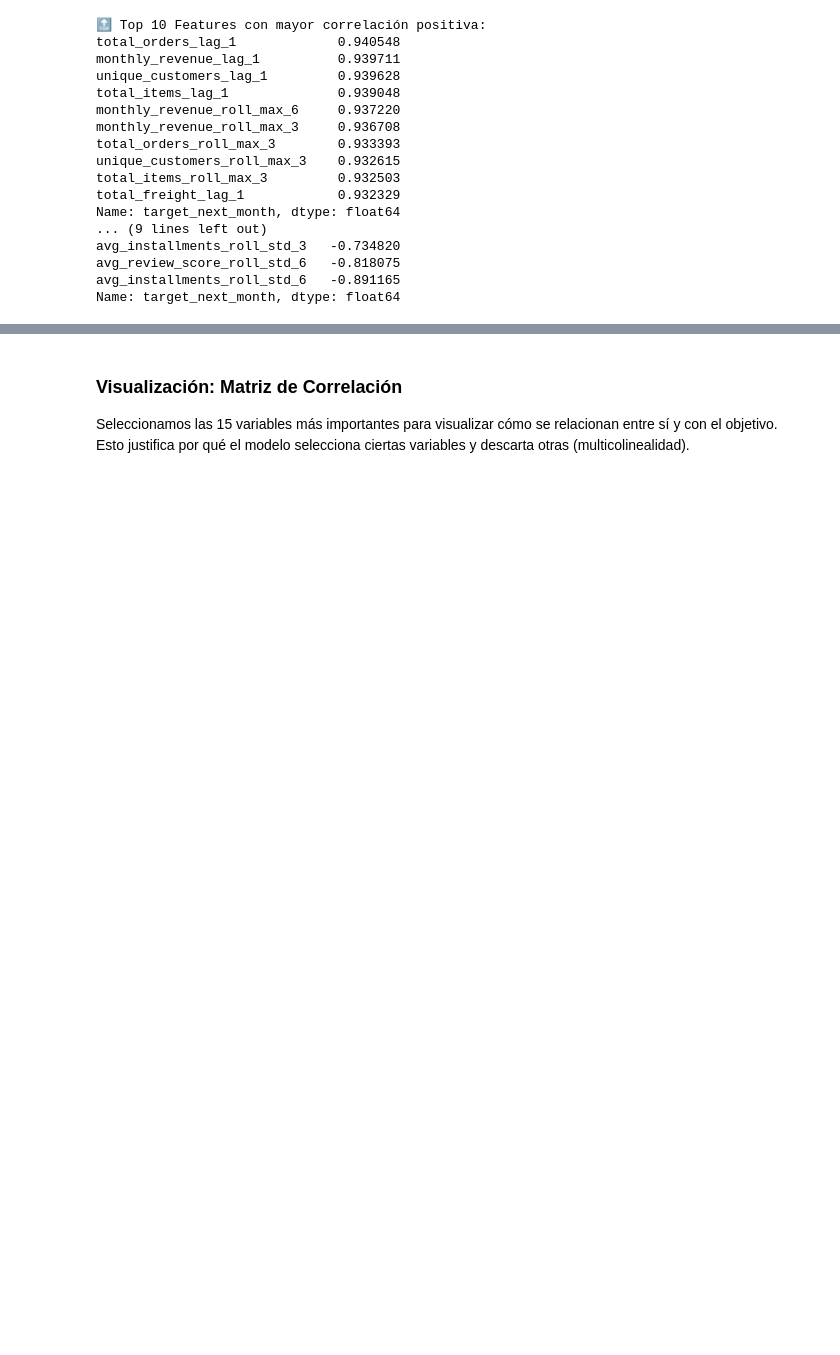
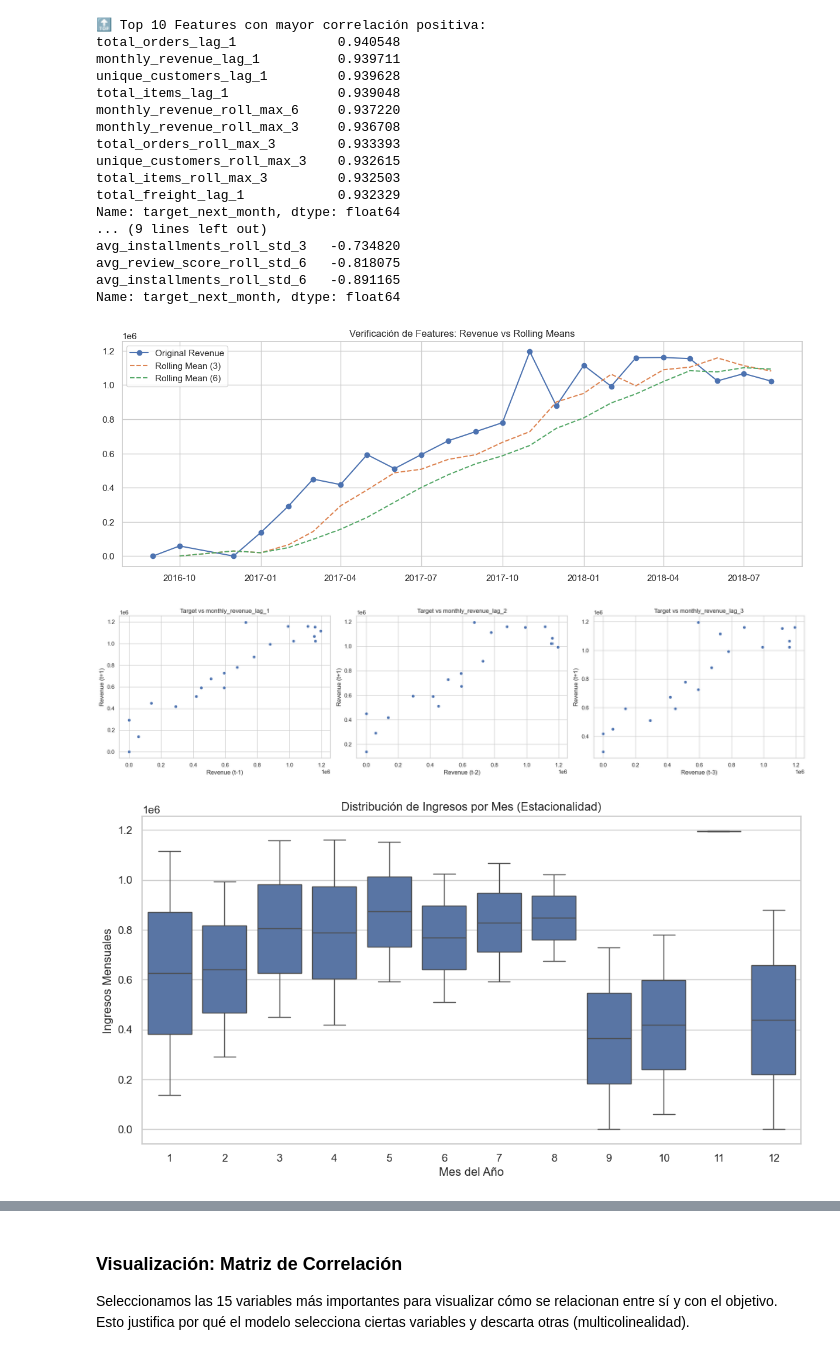
Before and after one commit to paukiss/MIADAS13, a Jupyter notebook: notebooks/sprint3_notebook.ipynb, the cells around one changed output, grey strips where cells are left out. Saved outputs shown, nothing was run; the diff lists cells and outputs as text; code cells hidden in the pictures; blank space fills up the shorter version.

```diff
--- a/notebooks/sprint3_notebook.ipynb
+++ b/notebooks/sprint3_notebook.ipynb
@@ -103,3 +103,48 @@ avg_installments_roll_std_3   -0.734820
 avg_review_score_roll_std_6   -0.818075
 avg_installments_roll_std_6   -0.891165
 Name: target_next_month, dtype: float64
+# %%
+import matplotlib.pyplot as plt
+import seaborn as sns
+
+# Configuración de estilo
+sns.set_style("whitegrid")
+plt.rcParams["figure.figsize"] = (15, 10)
+
+# 1. Visualización de Rolling Means vs Original
+plt.figure(figsize=(15, 5))
+plt.plot(df_features["month"], df_features["monthly_revenue"], label="Original Revenue", marker="o")
+if "monthly_revenue_roll_mean_3" in df_features.columns:
+    plt.plot(df_features["month"], df_features["monthly_revenue_roll_mean_3"], label="Rolling Mean (3)", linestyle="--")
+if "monthly_revenue_roll_mean_6" in df_features.columns:
+    plt.plot(df_features["month"], df_features["monthly_revenue_roll_mean_6"], label="Rolling Mean (6)", linestyle="--")
+plt.title("Verificación de Features: Revenue vs Rolling Means")
+plt.legend()
+plt.show()
+
+# 2. Visualización de Lags (Scatter Plots)
+lags_to_plot = [1, 2, 3, 12]
+cols = [f"monthly_revenue_lag_{lag}" for lag in lags_to_plot if f"monthly_revenue_lag_{lag}" in df_features.columns]
+
+if cols:
+    fig, axes = plt.subplots(1, len(cols), figsize=(20, 5))
+    for i, col in enumerate(cols):
+        sns.scatterplot(data=df_features, x=col, y="target_next_month", ax=axes[i])
+        axes[i].set_title(f"Target vs {col}")
+        axes[i].set_xlabel(f"Revenue (t-{lags_to_plot[i]})")
+        axes[i].set_ylabel("Revenue (t+1)")
+    plt.tight_layout()
+    plt.show()
+
+# 3. Visualización de Estacionalidad (Boxplot por mes)
+if "month_num" in df_features.columns:
+    plt.figure(figsize=(12, 6))
+    sns.boxplot(data=df_features, x="month_num", y="monthly_revenue")
+    plt.title("Distribución de Ingresos por Mes (Estacionalidad)")
+    plt.xlabel("Mes del Año")
+    plt.ylabel("Ingresos Mensuales")
+    plt.show()
+# %% [output]
+[figure, added]
+[figure, added]
+[figure, added]
```
Also changed, not shown: parts of 6 cells of this notebook, 1 other file.
